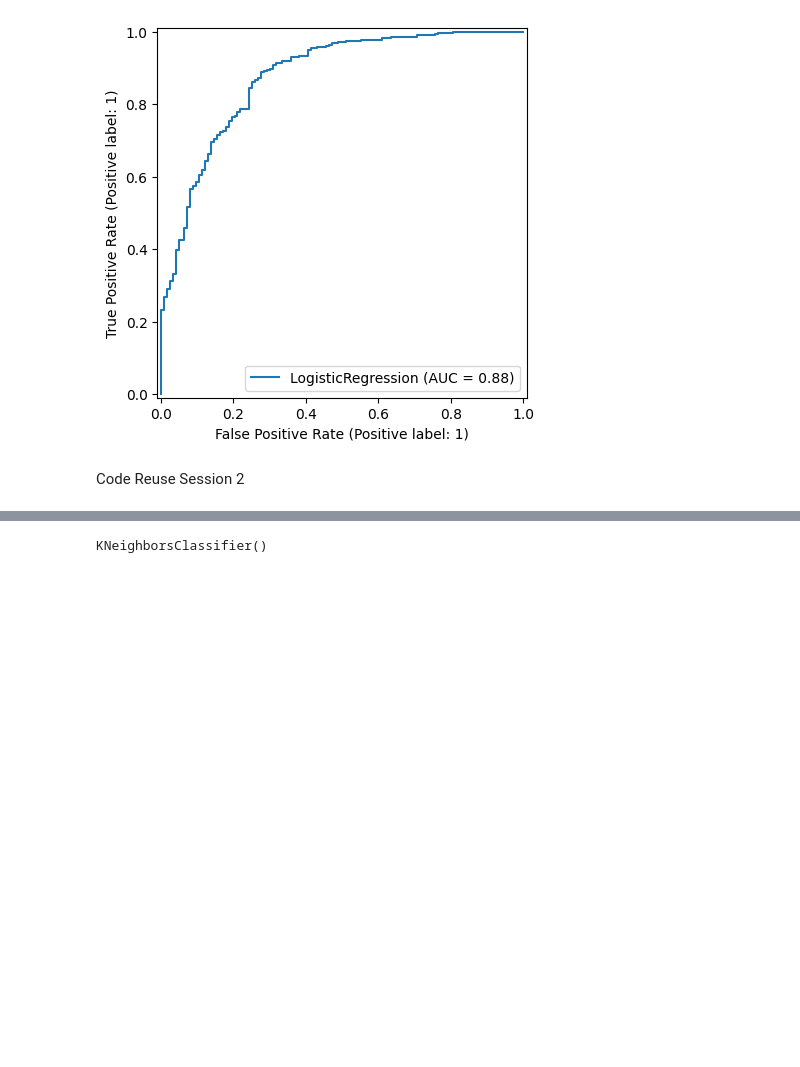
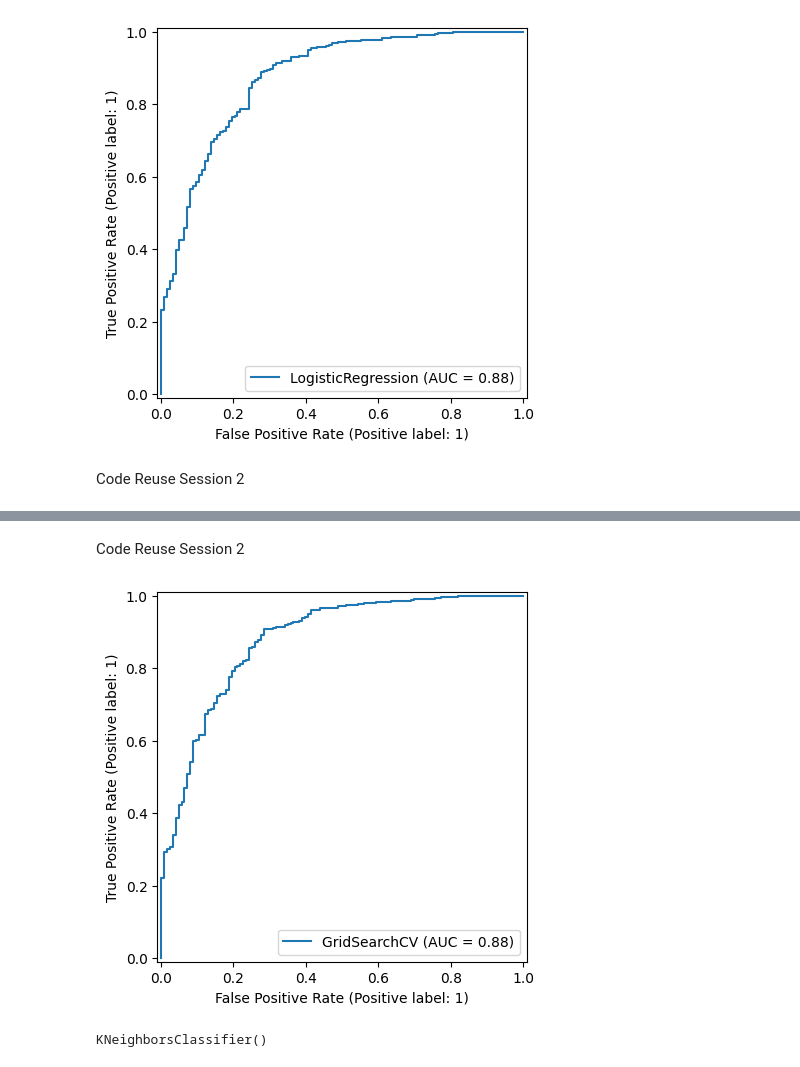
Before and after one commit to edmthinula/IIT_ML_tut, a Jupyter notebook: cw/week8.ipynb, the cells around one changed output, grey strips where cells are left out. Saved outputs shown, nothing was run; the diff lists cells and outputs as text; code cells hidden in the pictures; blank space fills up the shorter version.

```diff
--- a/cw/week8.ipynb
+++ b/cw/week8.ipynb
@@ -164,3 +208,9 @@ Code Reuse Session 2
+# %% [markdown]
+Code Reuse Session 2
+# %%
+logreg_roc_gscv = RocCurveDisplay.from_estimator(lr_gscv, X_test, y_test)
+# %% [output]
+[figure, added]
 # %%
 # Initialize and train KNN classifier
 from sklearn.neighbors import KNeighborsClassifier
```
Also changed, not shown: parts of 10 cells of this notebook, 1 other file.
